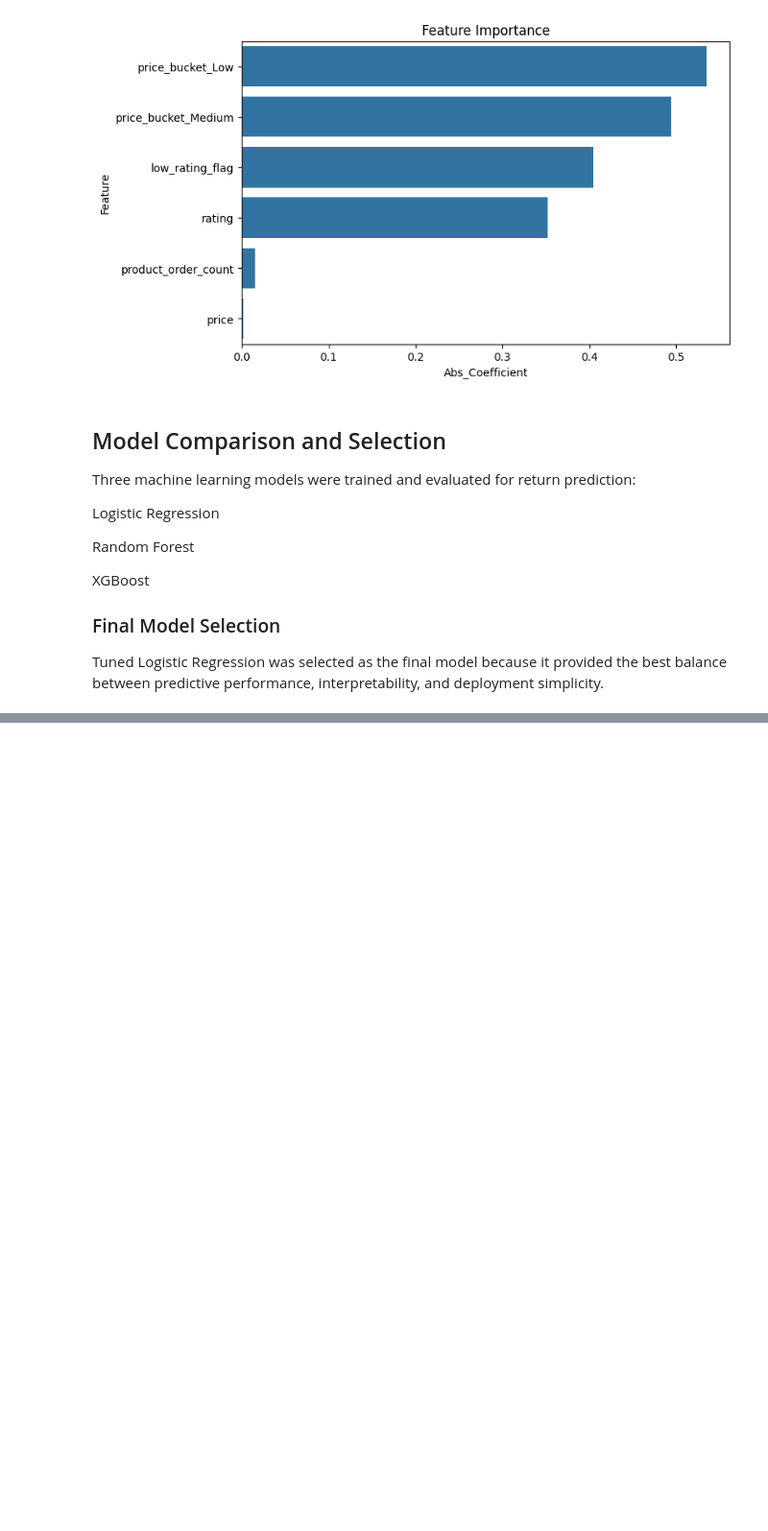
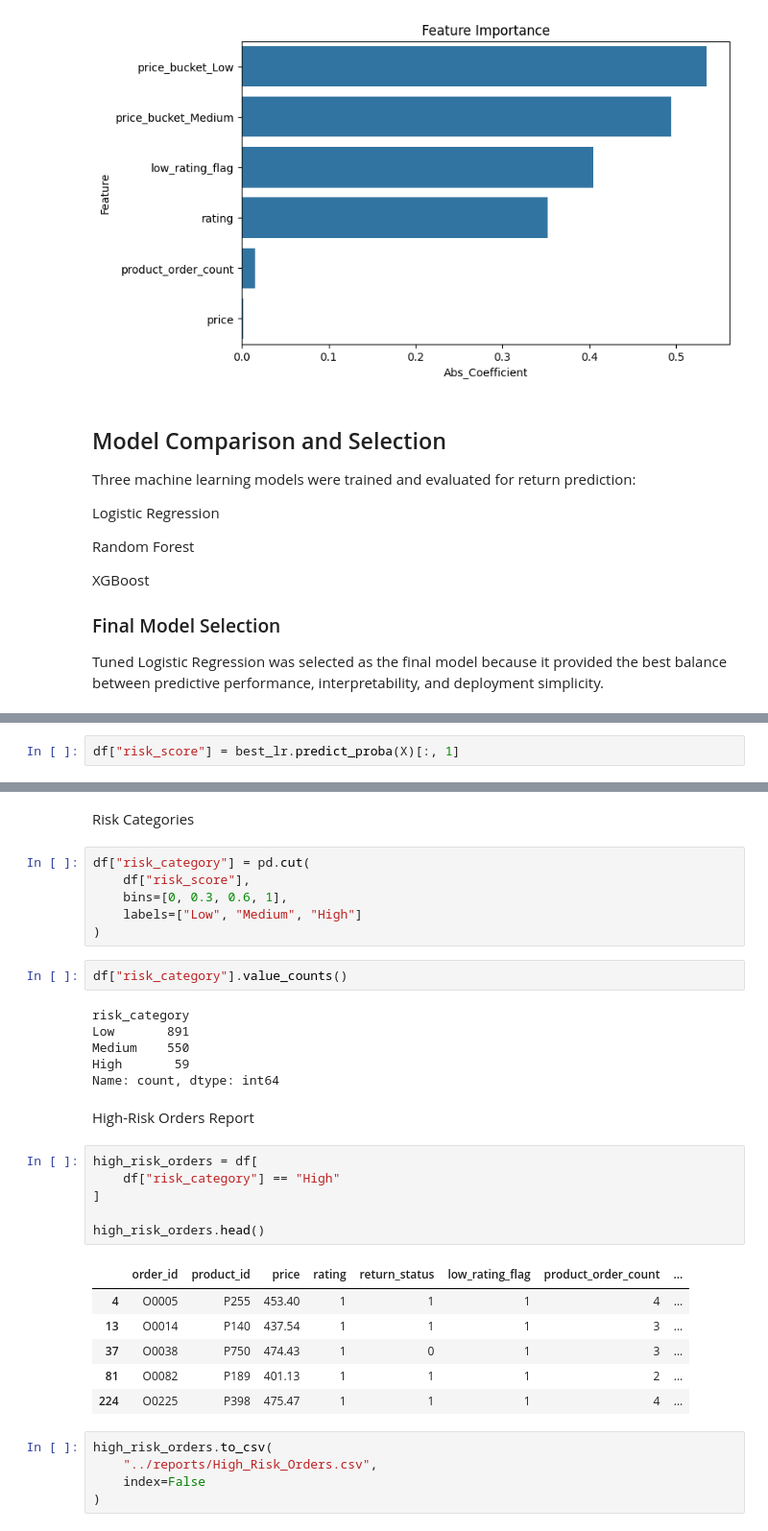
Before and after one commit to patelshivam109/Product-return-preiction, a Jupyter notebook: notebooks/day2.ipynb, the cells around one changed output, grey strips where cells are left out. Shown at 96% size. Cells and saved outputs as stored; diff of their text form; blank space fills up the shorter version.

Commit message:
feat: implement risk scoring and export deployment artifacts

```diff
--- a/notebooks/day2.ipynb
+++ b/notebooks/day2.ipynb
@@ -463,0 +468,2 @@ Tuned Logistic Regression was selected as the final model because it provided th
+# %%
+df["risk_score"] = best_lr.predict_proba(X)[:, 1]
@@ -463,0 +479,36 @@ Tuned Logistic Regression was selected as the final model because it provided th
+# %% [markdown]
+Risk Categories
+# %%
+df["risk_category"] = pd.cut(
+    df["risk_score"],
+    bins=[0, 0.3, 0.6, 1],
+    labels=["Low", "Medium", "High"]
+)
+# %%
+df["risk_category"].value_counts()
+# %% [output]
+risk_category
+Low       891
+Medium    550
+High       59
+Name: count, dtype: int64
+# %% [markdown]
+High-Risk Orders Report
+# %%
+high_risk_orders = df[
+    df["risk_category"] == "High"
+]
+
+high_risk_orders.head()
+# %% [output]
+|  | order_id | product_id | price | rating | return_status | low_rating_flag | product_order_count | ... |
+| 4 | O0005 | P255 | 453.40 | 1 | 1 | 1 | 4 | ... |
+| 13 | O0014 | P140 | 437.54 | 1 | 1 | 1 | 3 | ... |
+| 37 | O0038 | P750 | 474.43 | 1 | 0 | 1 | 3 | ... |
+| 81 | O0082 | P189 | 401.13 | 1 | 1 | 1 | 2 | ... |
+| 224 | O0225 | P398 | 475.47 | 1 | 1 | 1 | 4 | ... |
+# %%
+high_risk_orders.to_csv(
+    "../reports/High_Risk_Orders.csv",
+    index=False
+)
```
Also changed, not shown: parts of 12 cells of this notebook, 3 other files.
